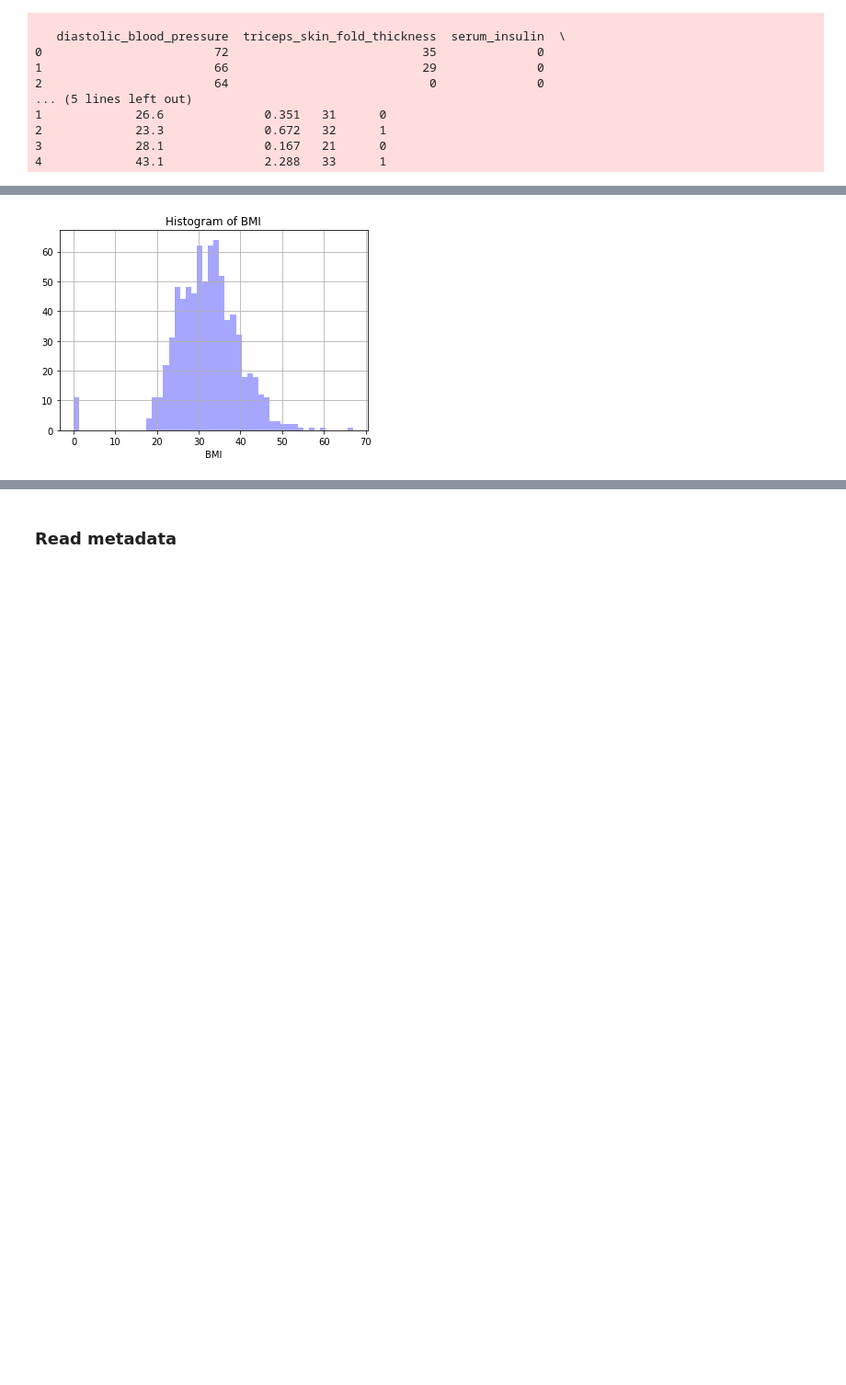
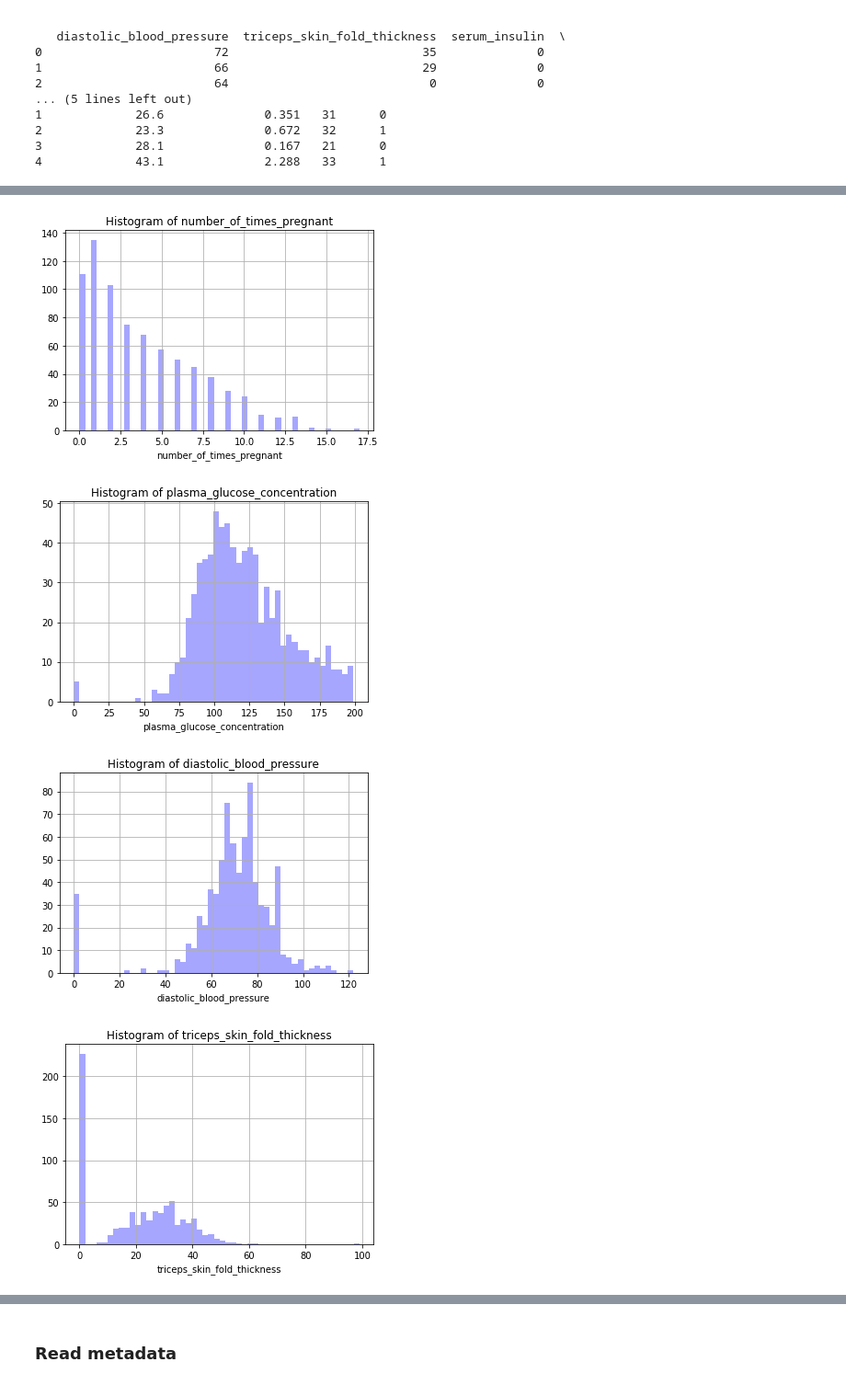
Before and after one commit to godboleam/tcs-ml-python-workshop, a Jupyter notebook: Session_102.ipynb, the cells around one changed output, grey strips where cells are left out. Shown: that part at 92% size. Cells and saved outputs as stored; diff of their text form; code cells hidden in the pictures; blank space fills up the shorter version.

```diff
--- a/Session_102.ipynb
+++ b/Session_102.ipynb
@@ -63,9 +91,13 @@ dataset ncols: 9 ; nrows: 768:
 # %%
-n, bins, patches = matplotlib.pyplot.hist(pima_df["body_mass_index"], 50, facecolor='#8888FF', alpha=0.75)
+for col in pima_df.columns:
+    n, bins, patches = matplotlib.pyplot.hist(pima_df[col], 50, facecolor='#8888FF', alpha=0.75)
 
-matplotlib.pyplot.xlabel('BMI')
-matplotlib.pyplot.title('Histogram of BMI')
-matplotlib.pyplot.grid(True)
-matplotlib.pyplot.show()
+    matplotlib.pyplot.xlabel(col)
+    matplotlib.pyplot.title('Histogram of '+col)
+    matplotlib.pyplot.grid(True)
+    matplotlib.pyplot.show()
 # %% [output]
-[figure, old version]
+[figure, new version]
+[figure, added]
+[figure, added]
+[figure, added]
```
Also changed, not shown: parts of 14 cells of this notebook.
